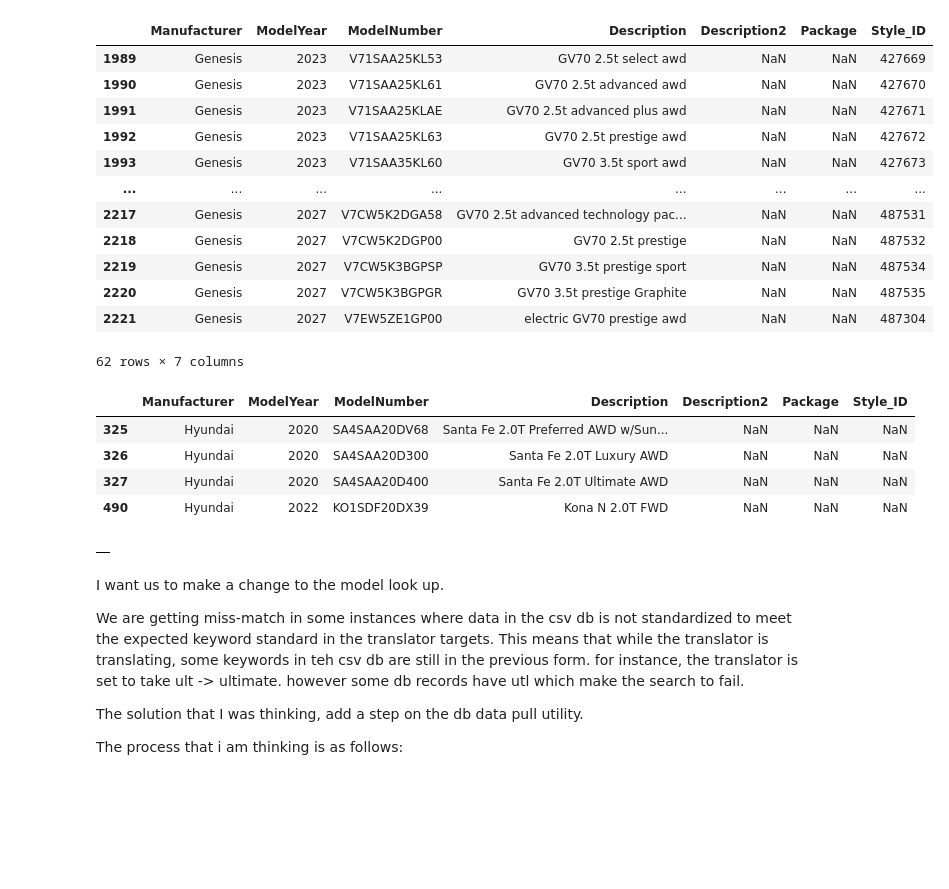
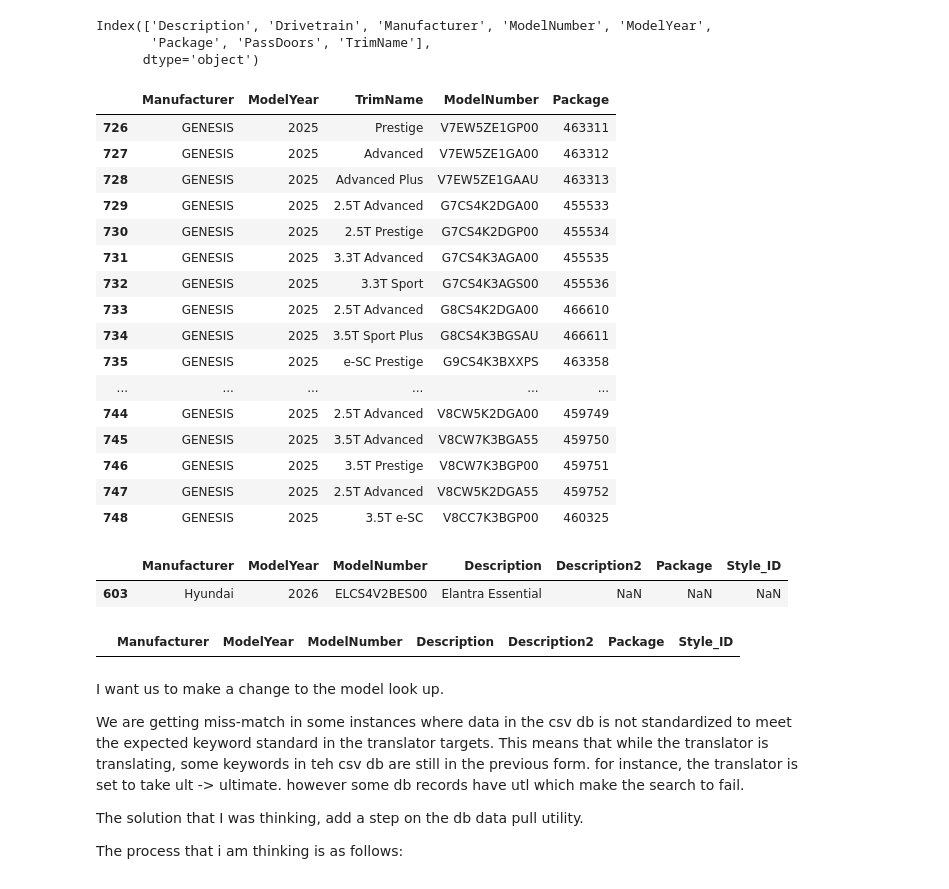
Before and after one commit to MeliPax/OEM_Accessories_v1, a Jupyter notebook: accy_v2/model_lookup/veh_model_service.ipynb, the cells around one changed output. Cells and saved outputs as stored; diff of their text form; code cells hidden in the pictures; blank space fills up the shorter version.

```diff
--- a/accy_v2/model_lookup/veh_model_service.ipynb
+++ b/accy_v2/model_lookup/veh_model_service.ipynb
@@ -44,3 +56,3 @@ model_number_db = pd.read_csv("db/db_vehicle_models.csv")
 # %%
-make_df_genesis = model_number_db[model_number_db["Manufacturer"] == "Genesis"]
-make_df_hyundai = model_number_db[model_number_db["Manufacturer"] == "Hyundai"]
+make_df_genesis = model_number_db[model_number_db["Manufacturer"].str.contains("Genesis", case=False)]
+make_df_hyundai = model_number_db[model_number_db["Manufacturer"].str.contains("Hyundai", case=False)]
@@ -62,43 +89,51 @@ make_df_hyundai = model_number_db[model_number_db["Manufacturer"] == "Hyundai"]
+# %%
+make_df_genesis.columns
+# %% [output]
+Index(['Description', 'Drivetrain', 'Manufacturer', 'ModelNumber', 'ModelYear',
+       'Package', 'PassDoors', 'TrimName'],
+      dtype='object')
 # %%
+
 make_df_genesis[
         (1==1)
-        # & (make_df_genesis["ModelYear"]==2026)
-        & (make_df_genesis["Description"].str.contains("GV70", case=False, na=False))
-    ]
+        & (make_df_genesis["ModelYear"]==2025)
+        # & (make_df_genesis["TrimName"].str.contains("G80", case=False, na=False))
+        # & (make_df_genesis["Description"].str.contains("Prestige", case=False, na=False))
+    ][["Manufacturer", "ModelYear", "TrimName", "ModelNumber", "Package"]]
 # %% [output]
-|  | Manufacturer | ModelYear | ModelNumber | Description | Description2 | Package | Style_ID |
-| 1989 | Genesis | 2023 | V71SAA25KL53 | GV70 2.5t select awd | NaN | NaN | 427669 |
-| 1990 | Genesis | 2023 | V71SAA25KL61 | GV70 2.5t advanced awd | NaN | NaN | 427670 |
-| 1991 | Genesis | 2023 | V71SAA25KLAE | GV70 2.5t advanced plus awd | NaN | NaN | 427671 |
-| 1992 | Genesis | 2023 | V71SAA25KL63 | GV70 2.5t prestige awd | NaN | NaN | 427672 |
-| 1993 | Genesis | 2023 | V71SAA35KL60 | GV70 3.5t sport awd | NaN | NaN | 427673 |
-| ... | ... | ... | ... | ... | ... | ... | ... |
-| 2217 | Genesis | 2027 | V7CW5K2DGA58 | GV70 2.5t advanced technology pac... | NaN | NaN | 487531 |
-| 2218 | Genesis | 2027 | V7CW5K2DGP00 | GV70 2.5t prestige | NaN | NaN | 487532 |
-| 2219 | Genesis | 2027 | V7CW5K3BGPSP | GV70 3.5t prestige sport | NaN | NaN | 487534 |
-| 2220 | Genesis | 2027 | V7CW5K3BGPGR | GV70 3.5t prestige Graphite | NaN | NaN | 487535 |
-| 2221 | Genesis | 2027 | V7EW5ZE1GP00 | electric GV70 prestige awd | NaN | NaN | 487304 |
+|  | Manufacturer | ModelYear | TrimName | ModelNumber | Package |
+| 726 | GENESIS | 2025 | Prestige | V7EW5ZE1GP00 | 463311 |
+| 727 | GENESIS | 2025 | Advanced | V7EW5ZE1GA00 | 463312 |
+| 728 | GENESIS | 2025 | Advanced Plus | V7EW5ZE1GAAU | 463313 |
+| 729 | GENESIS | 2025 | 2.5T Advanced | G7CS4K2DGA00 | 455533 |
+| 730 | GENESIS | 2025 | 2.5T Prestige | G7CS4K2DGP00 | 455534 |
+| 731 | GENESIS | 2025 | 3.3T Advanced | G7CS4K3AGA00 | 455535 |
+| 732 | GENESIS | 2025 | 3.3T Sport | G7CS4K3AGS00 | 455536 |
+| 733 | GENESIS | 2025 | 2.5T Advanced | G8CS4K2DGA00 | 466610 |
+| 734 | GENESIS | 2025 | 3.5T Sport Plus | G8CS4K3BGSAU | 466611 |
+| 735 | GENESIS | 2025 | e-SC Prestige | G9CS4K3BXXPS | 463358 |
+| ... | ... | ... | ... | ... | ... |
+| 744 | GENESIS | 2025 | 2.5T Advanced | V8CW5K2DGA00 | 459749 |
+| 745 | GENESIS | 2025 | 3.5T Advanced | V8CW7K3BGA55 | 459750 |
+| 746 | GENESIS | 2025 | 3.5T Prestige | V8CW7K3BGP00 | 459751 |
+| 747 | GENESIS | 2025 | 2.5T Advanced | V8CW5K2DGA55 | 459752 |
+| 748 | GENESIS | 2025 | 3.5T e-SC | V8CC7K3BGP00 | 460325 |
-62 rows × 7 columns
 # %%
 
 make_df_hyundai[
         (1==1)
-        # & (make_df_hyundai["ModelYear"]==2026)
-        & make_df_hyundai["Description"].str.contains("2.0t", case=False, na=False)
-        # & ~make_df_hyundai["Description"].str.contains("hybrid|plug", case=False, na=False)
-        # & make_df_hyundai["Description"].str.contains("line", case=False, na=False)
-        # & make_df_hyundai["Description"].str.contains("ultimate", case=False, na=False)
-        # & make_df_hyundai["Description"].str.contains("Hybrid", case=False, na=False)
+        & (make_df_hyundai["ModelYear"]==2026)
+        & make_df_hyundai["Description"].str.contains("Elantra", case=False, na=False)
+        & make_df_hyundai["Description"].str.contains("Essential", case=False, na=False)
+        & ~make_df_hyundai["Description"].str.contains("hybrid|plug", case=False, na=False)
+        # & make_df_hyundai["Description"].str.contains("XRT", case=False, na=False)
 
         # & make_df_hyundai["Description"].str.contains("phev", case=False, na=False)
         # & make_df_hyundai["Description"].str.contains("noir", case=False, na=False)
     ]
 # %% [output]
 |  | Manufacturer | ModelYear | ModelNumber | Description | Description2 | Package | Style_ID |
-| 325 | Hyundai | 2020 | SA4SAA20DV68 | Santa Fe 2.0T Preferred AWD w/Sun... | NaN | NaN | NaN |
-| 326 | Hyundai | 2020 | SA4SAA20D300 | Santa Fe 2.0T Luxury AWD | NaN | NaN | NaN |
-| 327 | Hyundai | 2020 | SA4SAA20D400 | Santa Fe 2.0T Ultimate AWD | NaN | NaN | NaN |
-| 490 | Hyundai | 2022 | KO1SDF20DX39 | Kona N 2.0T FWD | NaN | NaN | NaN |
+| 603 | Hyundai | 2026 | ELCS4V2BES00 | Elantra Essential | NaN | NaN | NaN |
 # %%
 
 # keywords = ['elantra', 'hev']
@@ -124,14 +159,14 @@ make_df_hyundai[
 # with open('../oems/hyundai/config/hyundai_config.json') as f:
 #     hyundai_config = json.load(f)
 
-make = "Hyundai"
-year = 2024
-keywords = ['elantra', "ult"]
+make = "Genesis"
+year = 2025
+keywords = ['G90', 'e-SC']
 
 
-search_models_by_description(make, year, keywords)
+search_models_by_description(make, year, keywords, exclude_ev=False)
 # %% [output]
-|  |
+|  | Manufacturer | ModelYear | ModelNumber | Description | Description2 | Package | Style_ID |
 # %% [markdown]
 I want us to make a change to the model look up.
 
```
Also changed, not shown: parts of 5 cells of this notebook, 31 other files.
